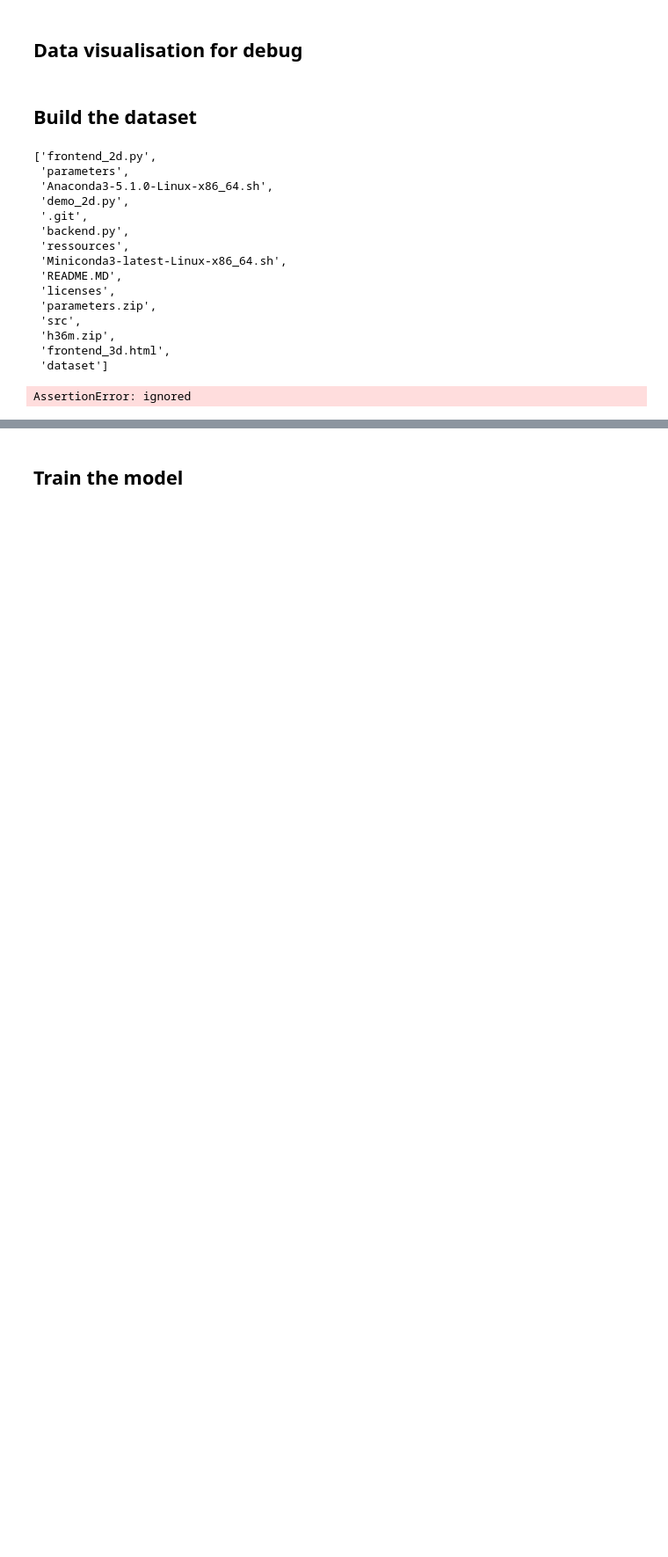
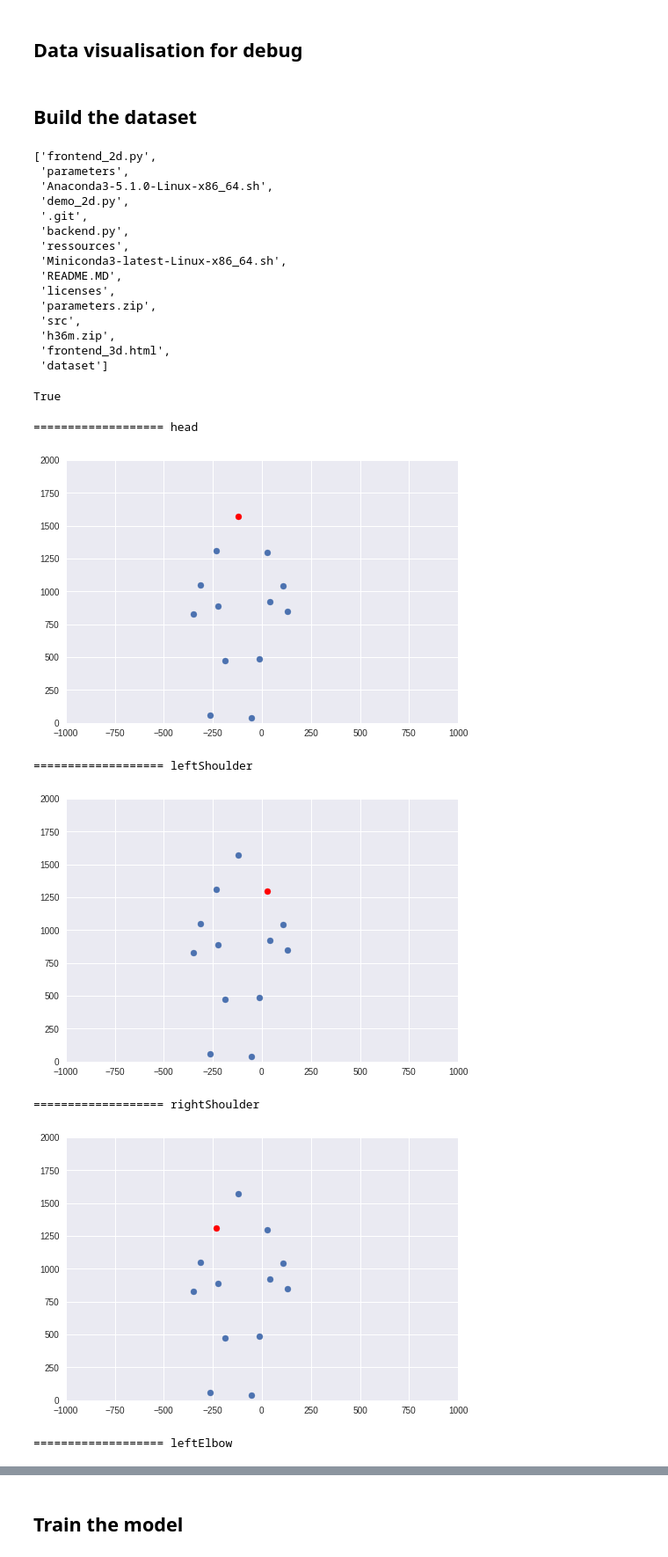
Before and after one commit to HHIR/3Dto2D, a Jupyter notebook: Test.ipynb, the cells around one changed output, grey strips where cells are left out. Shown at 88% size. Cells and saved outputs as stored; diff of their text form; code cells hidden in the pictures; blank space fills up the shorter version.

```diff
--- a/Test.ipynb
+++ b/Test.ipynb
@@ -621,22 +645,33 @@ os.listdir(".")
  'h36m.zip',
  'frontend_3d.html',
  'dataset']
+# %%
+import os
+os.path.isfile("dataset/h36m/S1/MyPoses/3D_positions/Directions 1.h5")
+# %% [output]
+True
 # %%
-data = read_data("dataset/h36m/S1//", [1], ["Directions"])
+data = read_data("dataset/h36m/", [1], ["Directions"])
 frame_id = 0
 joints = data[(1,'Directions','Directions 1.h5')][frame_id]
 
 for i in range(PoseConfig.get_total_joints()):
 
     print("=================== "+PoseConfig.NAMES[i])
 
     plt.scatter(x=joints[i,0], y=joints[i,1], c='r')
     axes = plt.gca()
     axes.set_xlim([-1000,1000])
     axes.set_ylim([0,2000])
 
     other_joints = [joint_id for joint_id in range(PoseConfig.get_total_joints()) if joint_id != i]
     plt.scatter(x=joints[other_joints,0],y=joints[other_joints,1])
     plt.show()
 # %% [output]
-AssertionError: ignored
+=================== head
+[figure, added]
+=================== leftShoulder
+[figure, added]
+=================== rightShoulder
+[figure, added]
+=================== leftElbow
```
Also changed, not shown: parts of 24 cells of this notebook.
